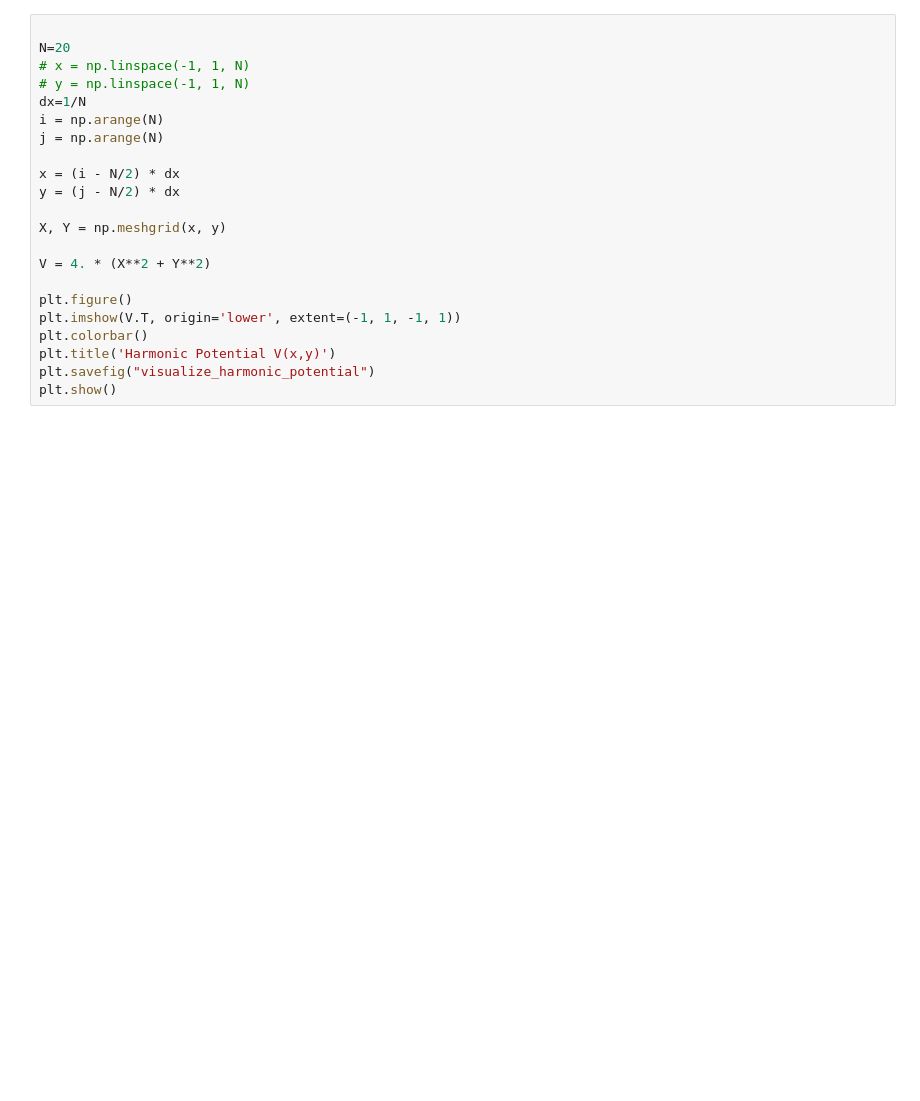
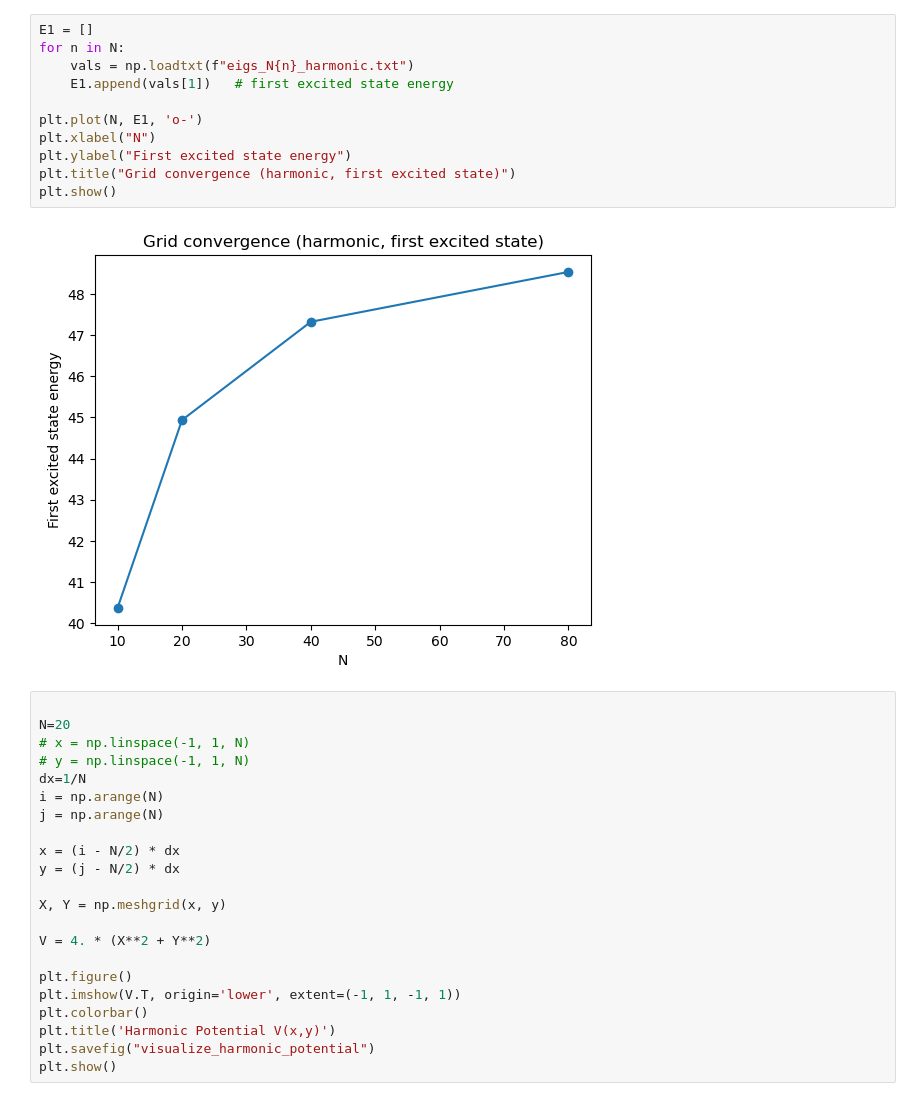
Before and after one commit to desaiamogh31/utd-hpc-course-repo, a Jupyter notebook: hw2/src/analysis.ipynb, the cells around one changed output. Drawn from its saved outputs; the diff is of its cells as text; blank space fills up the shorter version.

```diff
--- a/hw2/src/analysis.ipynb
+++ b/hw2/src/analysis.ipynb
@@ -46,3 +85,16 @@ Lowest 10 eigenvalues: [12.22291236 28.22291236 28.22291236 44.22291236 48.
+# %%
+E1 = []
+for n in N:
+    vals = np.loadtxt(f"eigs_N{n}_harmonic.txt")
+    E1.append(vals[1])   # first excited state energy
+
+plt.plot(N, E1, 'o-')
+plt.xlabel("N")
+plt.ylabel("First excited state energy")
+plt.title("Grid convergence (harmonic, first excited state)")
+plt.show()
+# %% [output]
+[figure, added]
 # %%
 
 N=20
```
Also changed, not shown: parts of 4 cells of this notebook.
